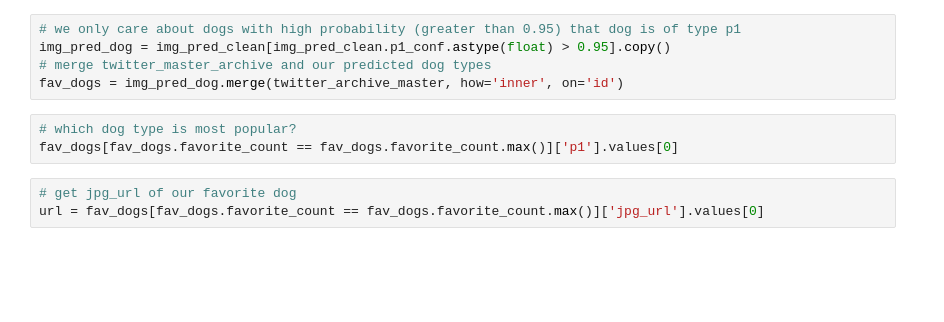
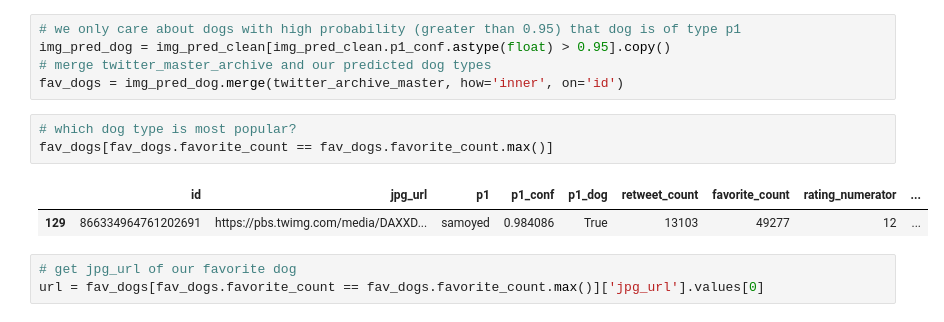
Before and after one commit to esch3/wrangle-act, a Jupyter notebook: wrangle_act.ipynb, the cells around one changed output. Cells and saved outputs as stored; diff of their text form; blank space fills up the shorter version.

```diff
--- a/wrangle_act.ipynb
+++ b/wrangle_act.ipynb
@@ -627,7 +627,10 @@ img_pred_dog = img_pred_clean[img_pred_clean.p1_conf.astype(float) > 0.95].copy(
 fav_dogs = img_pred_dog.merge(twitter_archive_master, how='inner', on='id')
 # %%
 # which dog type is most popular?
-fav_dogs[fav_dogs.favorite_count == fav_dogs.favorite_count.max()]['p1'].values[0]
+fav_dogs[fav_dogs.favorite_count == fav_dogs.favorite_count.max()]
+# %% [output]
+|  | id | jpg_url | p1 | p1_conf | p1_dog | retweet_count | favorite_count | rating_numerator | ... |
+| 129 | 866334964761202691 | https://pbs.twimg.com/media/DAXXD... | samoyed | 0.984086 | True | 13103 | 49277 | 12 | ... |
 # %%
 # get jpg_url of our favorite dog
 url = fav_dogs[fav_dogs.favorite_count == fav_dogs.favorite_count.max()]['jpg_url'].values[0]
```
Also changed, not shown: parts of 2 cells of this notebook.
